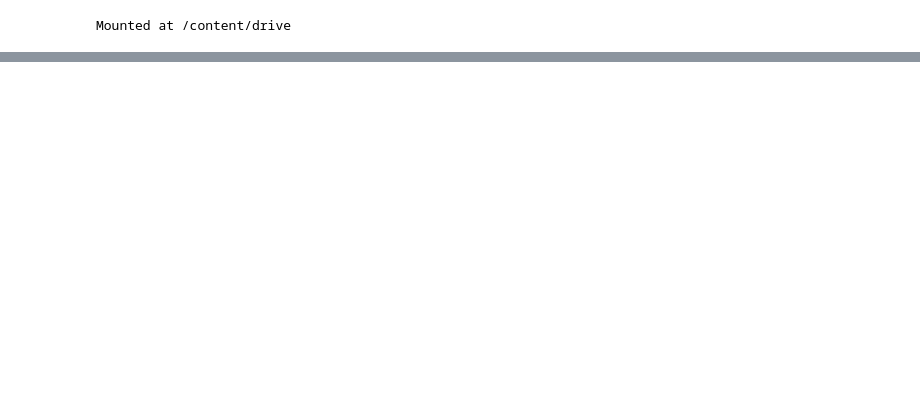
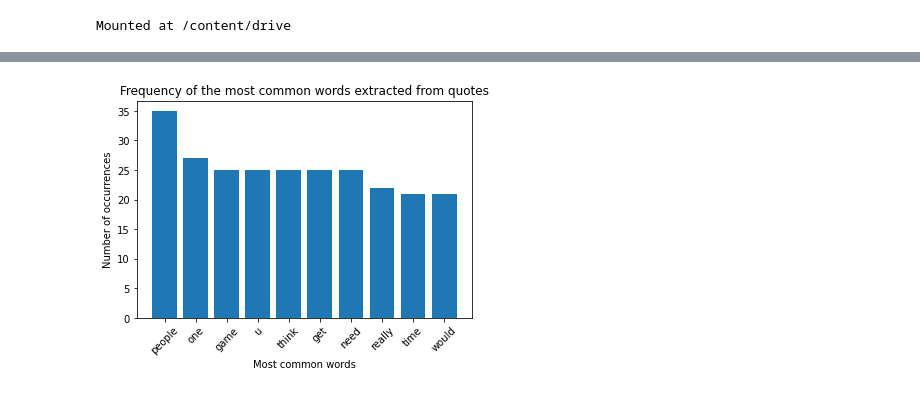
Before and after one commit to epfl-ada/ada-2021-project-gluten-meat-free, a Jupyter notebook: ADA_Project_2_Milestone_notebook.ipynb, the cells around one changed output, grey strips where cells are left out. Drawn from its saved outputs; the diff is of its cells as text; code cells hidden in the pictures; blank space fills up the shorter version.

```diff
--- a/ADA_Project_2_Milestone_notebook.ipynb
+++ b/ADA_Project_2_Milestone_notebook.ipynb
@@ -327,0 +390,9 @@ defaultdict(<function __main__.relative_change_in_time.<locals>.<lambda>>,
+# %%
+plt.bar(*zip(*agg_2020['words_frequency'].most_common(10)))
+plt.xlabel("Most common words")
+plt.ylabel("Number of occurrences")
+plt.title("Frequency of the most common words extracted from quotes")
+plt.xticks(rotation=45)
+plt.show()
+# %% [output]
+[figure, added]
```
Also changed, not shown: parts of 68 cells of this notebook.
